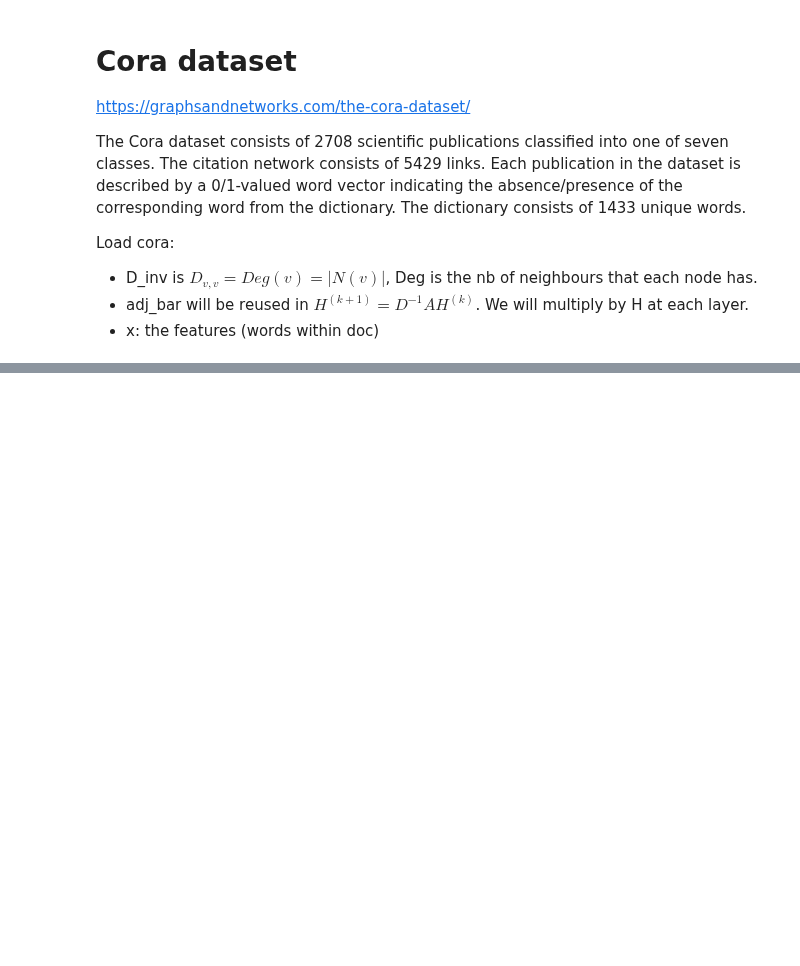
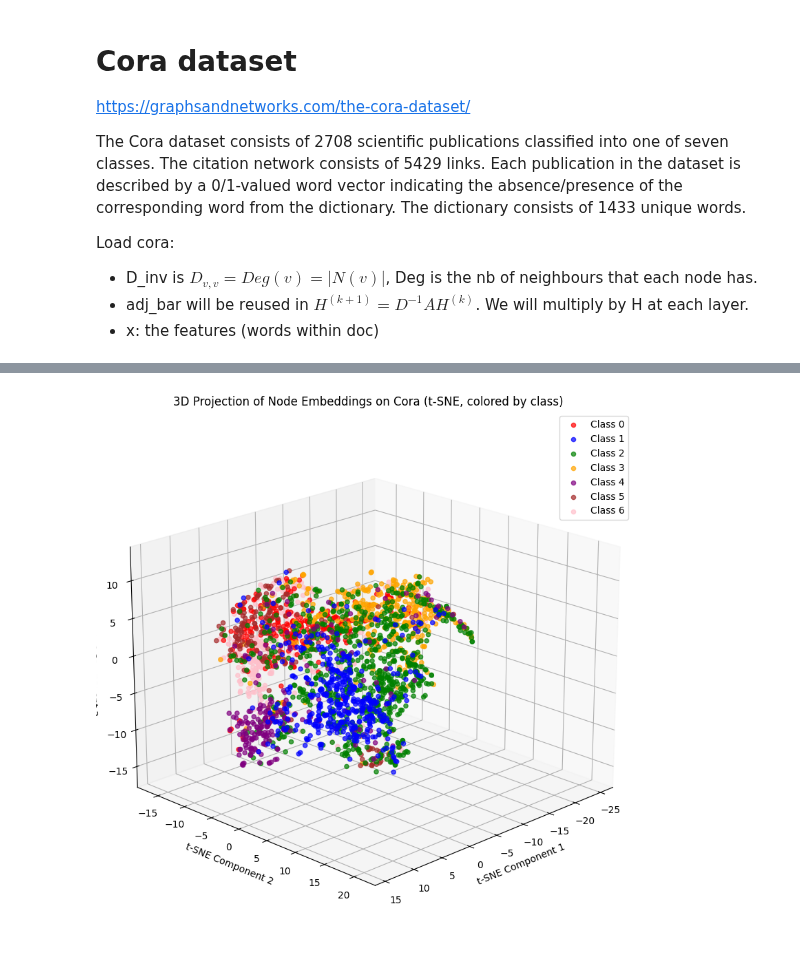
Before and after one commit to jean-kunz/cop_gnn, a Jupyter notebook: nbks/GCN-cora.ipynb, the cells around one changed output, grey strips where cells are left out. Drawn from its saved outputs; the diff is of its cells as text; code cells hidden in the pictures; blank space fills up the shorter version.

```diff
--- a/nbks/GCN-cora.ipynb
+++ b/nbks/GCN-cora.ipynb
@@ -433,0 +482,41 @@ if __name__ == "__main__":
+# %%
+from mpl_toolkits.mplot3d import Axes3D
+
+
+def visualize_tsne_embeddings_3d(z, labels):
+    tsne = TSNE(n_components=3, random_state=42, perplexity=30, max_iter=1000)
+    z_3d = tsne.fit_transform(z)
+
+    colors = ["red", "blue", "green", "orange", "purple", "brown", "pink"]
+    unique_labels = np.unique(labels)
+
+    fig = plt.figure(figsize=(12, 10))
+    ax = fig.add_subplot(111, projection="3d")
+
+    for i, lbl in enumerate(unique_labels):
+        mask = labels == lbl
+        ax.scatter(
+            z_3d[mask, 0],
+            z_3d[mask, 1],
+            z_3d[mask, 2],
+            c=colors[i % len(colors)],
+            label=f"Class {lbl}",
+            alpha=0.7,
+            s=20,  # point size
+        )
+
+    ax.legend()
+    ax.set_title("3D Projection of Node Embeddings on Cora (t-SNE, colored by class)")
+    ax.set_xlabel("t-SNE Component 1")
+    ax.set_ylabel("t-SNE Component 2")
+    ax.set_zlabel("t-SNE Component 3")
+
+    # Enable rotation
+    ax.view_init(elev=20, azim=45)
+    plt.show()
+
+
+# Generate 3D t-SNE visualization
+visualize_tsne_embeddings_3d(z, labels)
+# %% [output]
+[figure, added]
```
Also changed, not shown: parts of 21 cells of this notebook, 3 other files.
